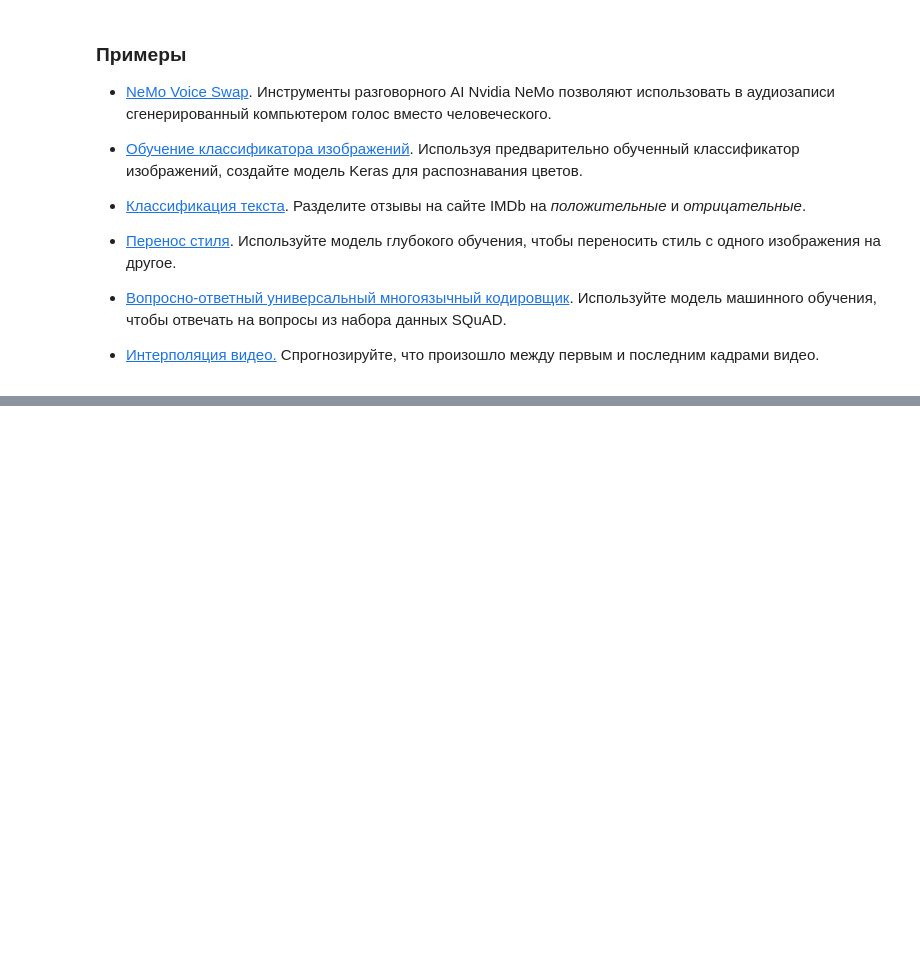
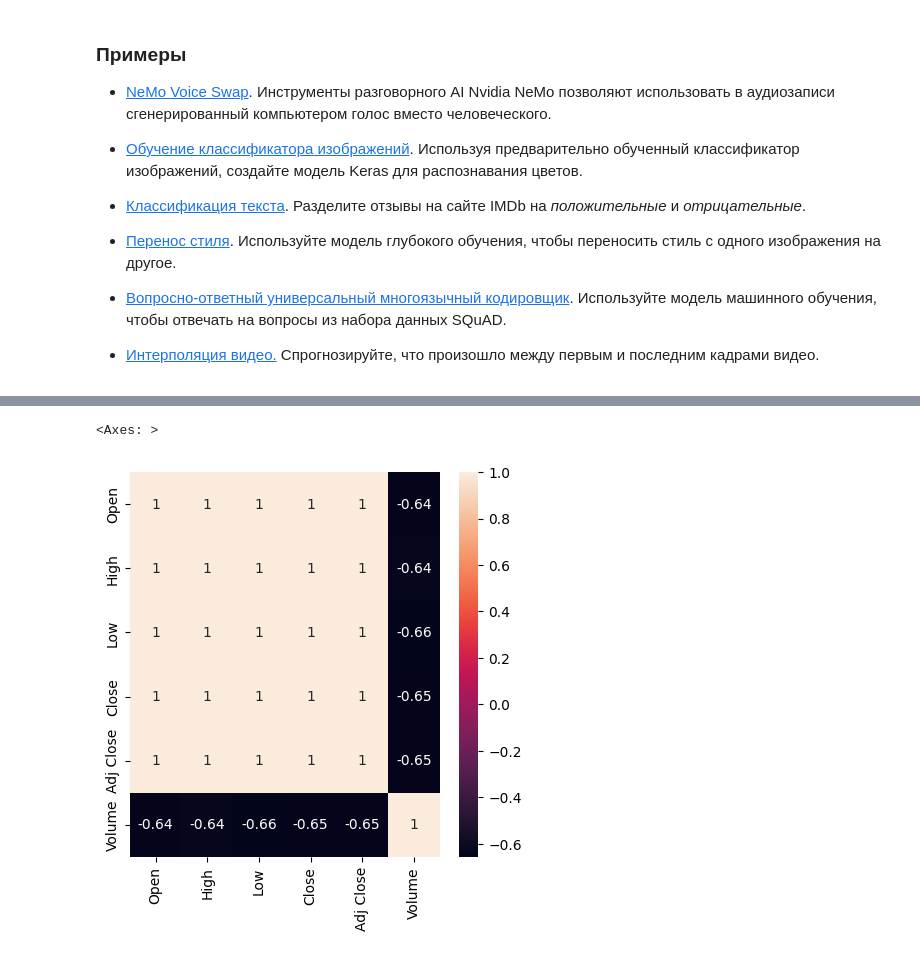
Before and after one commit to Aigulka1979/My_repos, a Jupyter notebook: Добро_пожаловать_в_Colaboratory!.ipynb, the cells around one changed output, grey strips where cells are left out. Cells and saved outputs as stored; diff of their text form; code cells hidden in the pictures; blank space fills up the shorter version.

```diff
--- a/Добро_пожаловать_в_Colaboratory!.ipynb
+++ b/Добро_пожаловать_в_Colaboratory!.ipynb
@@ -504,0 +216,7 @@ print(df.fillna(df.mean(numeric_only=True)))
+# %%
+Z=nvda.dropna()
+
+features=Z.drop(columns=['Close'])
+features
+X=features
+X
@@ -504,0 +293,8 @@ print(df.fillna(df.mean(numeric_only=True)))
+# %%
+import seaborn as sns
+cormap = Z.corr()
+fig, ax = plt.subplots(figsize=(5,5))
+sns.heatmap(cormap, annot = True)
+# %% [output]
+<Axes: >
+[figure, added]
```
Also changed, not shown: parts of 38 cells of this notebook.
